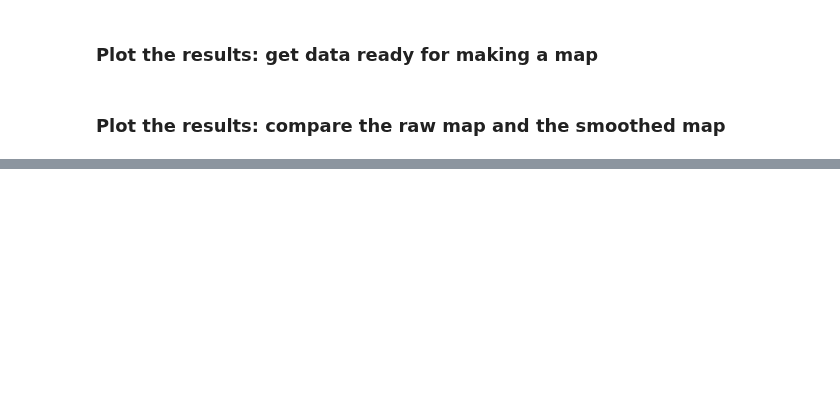
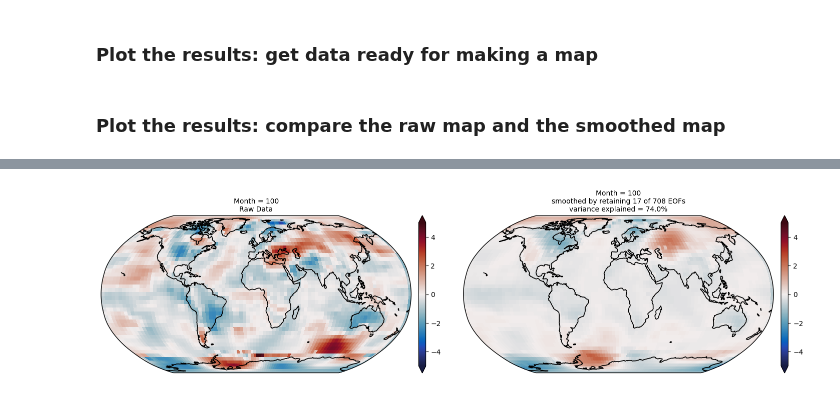
Before and after one commit to kjmayer/ats655-coursematerial, a Jupyter notebook: jupyter_notebooks/eof_noise_reduction.ipynb, the cells around one changed output, grey strips where cells are left out. Drawn from its saved outputs; the diff is of its cells as text; code cells hidden in the pictures; blank space fills up the shorter version.

```diff
--- a/jupyter_notebooks/eof_noise_reduction.ipynb
+++ b/jupyter_notebooks/eof_noise_reduction.ipynb
@@ -159,0 +242,32 @@ plt.show()
+# %%
+# save the output
+maxVal = 5.
+titleSize = 10
+cmap = cmocean.cm.balance
+fastBool = True
+lats = ds['latitude']
+lons = ds['longitude']
+
+plt.figure(figsize=(15,4.5))
+
+ax = plt.subplot(1,2,1,projection=mapProj)
+xplot = X.reshape(X.shape[0],len(lats),len(lons))[month_to_plot,:,:]
+cb, image = drawOnGlobe(ax, xplot, lats, lons, cmap=cmap, vmin = -maxVal, vmax=maxVal, cbarBool=True, fastBool=fastBool)
+cb.set_label('', fontsize=titleSize)
+cb.ax.tick_params(labelsize=titleSize)
+plt.title('Month = ' + str(month_to_plot) + '\nRaw Data', fontsize=titleSize)
+
+
+ax = plt.subplot(1,2,2,projection=mapProj)
+xplot = Xrecon.reshape(Xrecon.shape[0],len(lats),len(lons))[month_to_plot,:,:]
+cb, image = drawOnGlobe(ax, xplot, lats, lons, cmap=cmap, vmin = -maxVal, vmax=maxVal, cbarBool=True, fastBool=fastBool)
+cb.set_label('', fontsize=titleSize)
+cb.ax.tick_params(labelsize=titleSize)
+plt.title('Month = ' + str(month_to_plot) + '\nsmoothed by retaining ' + str(eof_number[-1]+1) + ' of ' + str(len(pve)) + ' EOFs' +
+          '\nvariance explained = ' + str(np.round(np.sum(pve[eof_number]))) + '%', fontsize=titleSize)
+
+
+plt.tight_layout()
+plt.show()
+# %% [output]
+[figure, added]
```
Also changed, not shown: parts of 13 cells of this notebook, 7 other files.
